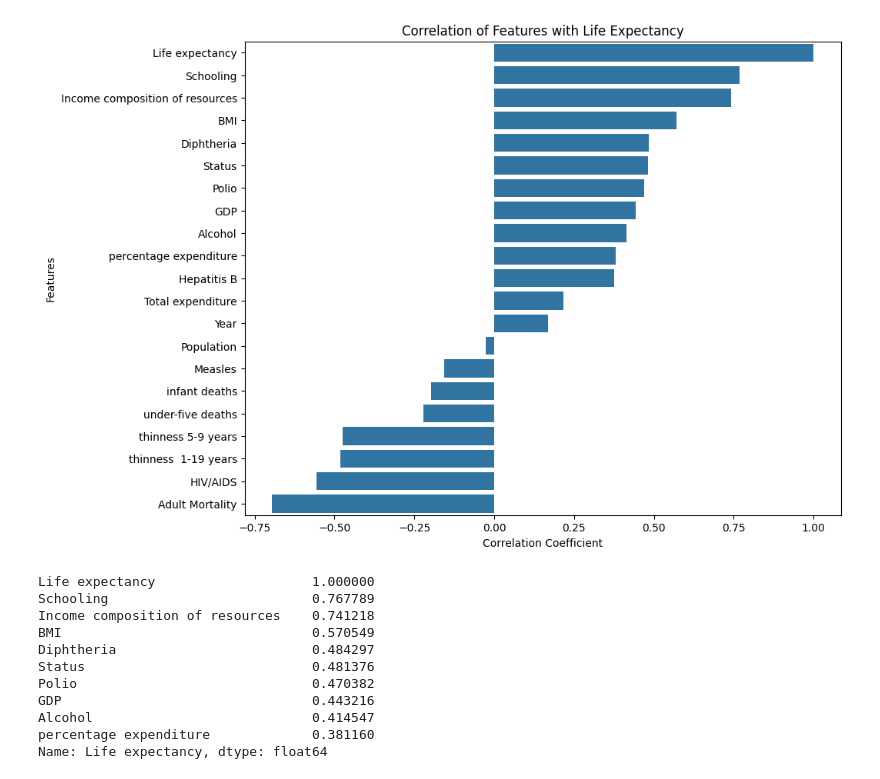
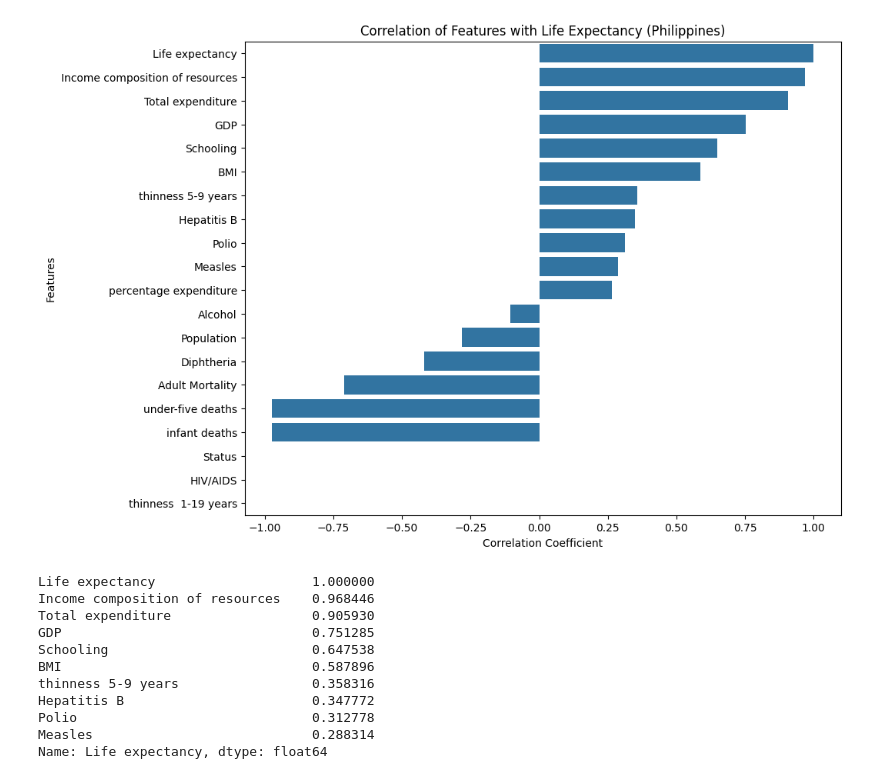
Before and after one commit to Requiem53/country-life-expectancy-data-analysis, a Jupyter notebook: improve_philippines.ipynb, the cells around one changed output. Saved outputs shown, nothing was run; the diff lists cells and outputs as text; code cells hidden in the pictures.

```diff
--- a/improve_philippines.ipynb
+++ b/improve_philippines.ipynb
@@ -11,6 +11,10 @@ data = pd.read_csv("Cleaned-Life-Exp.csv")
 # Display basic information and the first few rows
 print(data.info())
 data.head()
+
+philippines = data[data["Country"] == "Philippines"]
+print(philippines.info())
+philippines.head()
 # %% [output]
 <class 'pandas.core.frame.DataFrame'>
 RangeIndex: 2938 entries, 0 to 2937
@@ -39,32 +90,32 @@ None
 # %%
 # Calculate the correlation matrix
-correlation_matrix = data.drop('Country', axis=1).corr()
+correlation_matrix = philippines.drop(["Country", "Year"], axis=1).corr()
 
 # Extract correlations with respect to Life Expectancy
 life_expectancy_corr = correlation_matrix["Life expectancy"].sort_values(ascending=False)
 
 # Plot the correlations
 plt.figure(figsize=(10, 8))
 sns.barplot(x=life_expectancy_corr.values, y=life_expectancy_corr.index)
-plt.title("Correlation of Features with Life Expectancy")
+plt.title("Correlation of Features with Life Expectancy (Philippines)")
 plt.xlabel("Correlation Coefficient")
 plt.ylabel("Features")
 plt.show()
 
 # Display top 10 features most correlated with life expectancy
 print(life_expectancy_corr.head(10))
 # %% [output]
-[figure, old version]
+[figure, new version]
 Life expectancy                    1.000000
-Schooling                          0.767789
-Income composition of resources    0.741218
-BMI                                0.570549
-Diphtheria                         0.484297
-Status                             0.481376
-Polio                              0.470382
-GDP                                0.443216
-Alcohol                            0.414547
-percentage expenditure             0.381160
+Income composition of resources    0.968446
+Total expenditure                  0.905930
+GDP                                0.751285
+Schooling                          0.647538
+BMI                                0.587896
+thinness 5-9 years                 0.358316
+Hepatitis B                        0.347772
+Polio                              0.312778
+Measles                            0.288314
 Name: Life expectancy, dtype: float64
 # %%
 # Define the target and features
```
Also changed, not shown: parts of 3 cells of this notebook.
